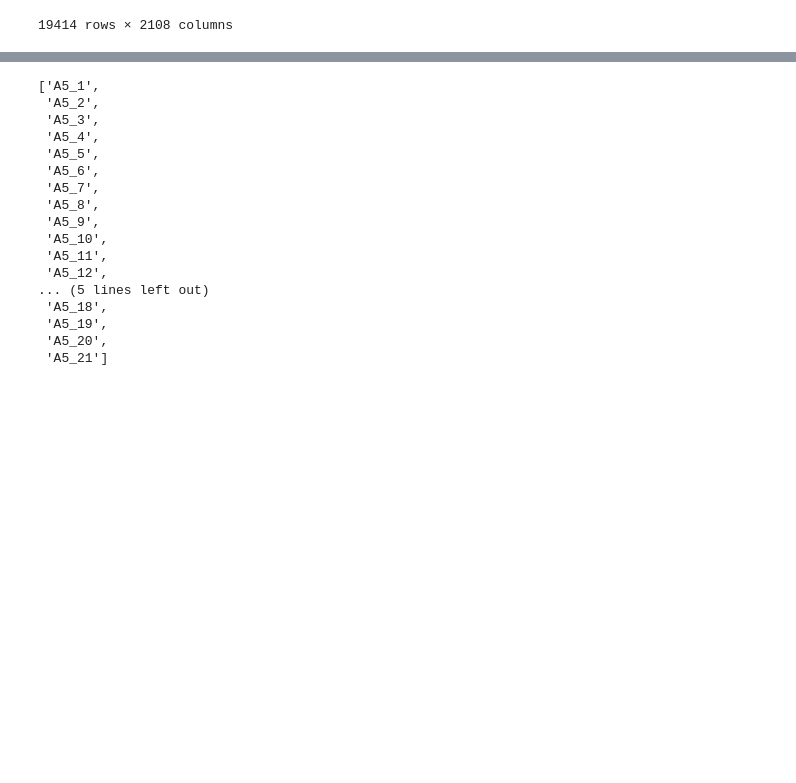
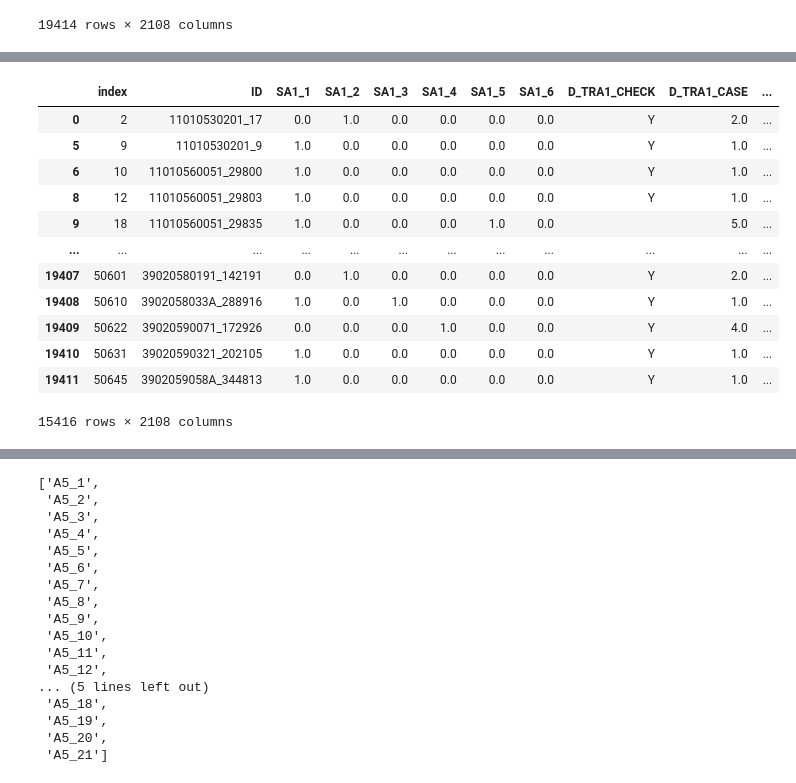
Before and after one commit to syshin0116/Dacon-Basic-Chuseok-Gift-Demand-Prediction-AI-Competition, a Jupyter notebook: tripProject/문화체육관광부/2020전처리작업.ipynb, the cells around one changed output, grey strips where cells are left out. Cells and saved outputs as stored; diff of their text form; code cells hidden in the pictures; blank space fills up the shorter version.

```diff
--- a/tripProject/문화체육관광부/2020전처리작업.ipynb
+++ b/tripProject/문화체육관광부/2020전처리작업.ipynb
@@ -140,5 +116,23 @@ SA1_1  SA1_2  SA1_3  SA1_4  SA1_5
 5.0    0.0    0.0    0.0    0.0          1
 dtype: int64
+# %%
+## 추천도, 재방문의사 보통이상만 추출
+df = df[(df['A12']>=3) & (df['A13']>=3)]
+df
+# %% [output]
+|  | index | ID | SA1_1 | SA1_2 | SA1_3 | SA1_4 | SA1_5 | SA1_6 | D_TRA1_CHECK | D_TRA1_CASE | ... |
+| 0 | 2 | 11010530201_17 | 0.0 | 1.0 | 0.0 | 0.0 | 0.0 | 0.0 | Y | 2.0 | ... |
+| 5 | 9 | 11010530201_9 | 1.0 | 0.0 | 0.0 | 0.0 | 0.0 | 0.0 | Y | 1.0 | ... |
+| 6 | 10 | 11010560051_29800 | 1.0 | 0.0 | 0.0 | 0.0 | 0.0 | 0.0 | Y | 1.0 | ... |
+| 8 | 12 | 11010560051_29803 | 1.0 | 0.0 | 0.0 | 0.0 | 0.0 | 0.0 | Y | 1.0 | ... |
+| 9 | 18 | 11010560051_29835 | 1.0 | 0.0 | 0.0 | 0.0 | 1.0 | 0.0 |  | 5.0 | ... |
+| ... | ... | ... | ... | ... | ... | ... | ... | ... | ... | ... | ... |
+| 19407 | 50601 | 39020580191_142191 | 0.0 | 1.0 | 0.0 | 0.0 | 0.0 | 0.0 | Y | 2.0 | ... |
+| 19408 | 50610 | 3902058033A_288916 | 1.0 | 0.0 | 1.0 | 0.0 | 0.0 | 0.0 | Y | 1.0 | ... |
+| 19409 | 50622 | 39020590071_172926 | 0.0 | 0.0 | 0.0 | 1.0 | 0.0 | 0.0 | Y | 4.0 | ... |
+| 19410 | 50631 | 39020590321_202105 | 1.0 | 0.0 | 0.0 | 0.0 | 0.0 | 0.0 | Y | 1.0 | ... |
+| 19411 | 50645 | 3902059058A_344813 | 1.0 | 0.0 | 0.0 | 0.0 | 0.0 | 0.0 | Y | 1.0 | ... |
+15416 rows × 2108 columns
 # %%
 col=df.columns
 # %%
```
Also changed, not shown: parts of 56 cells of this notebook, 1 other file.
